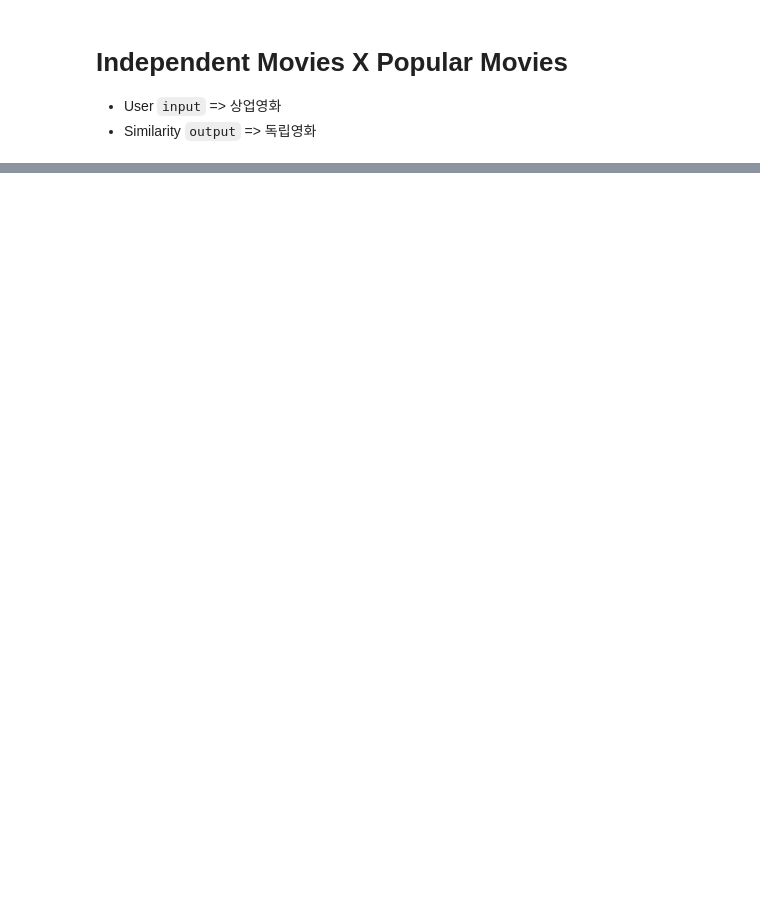
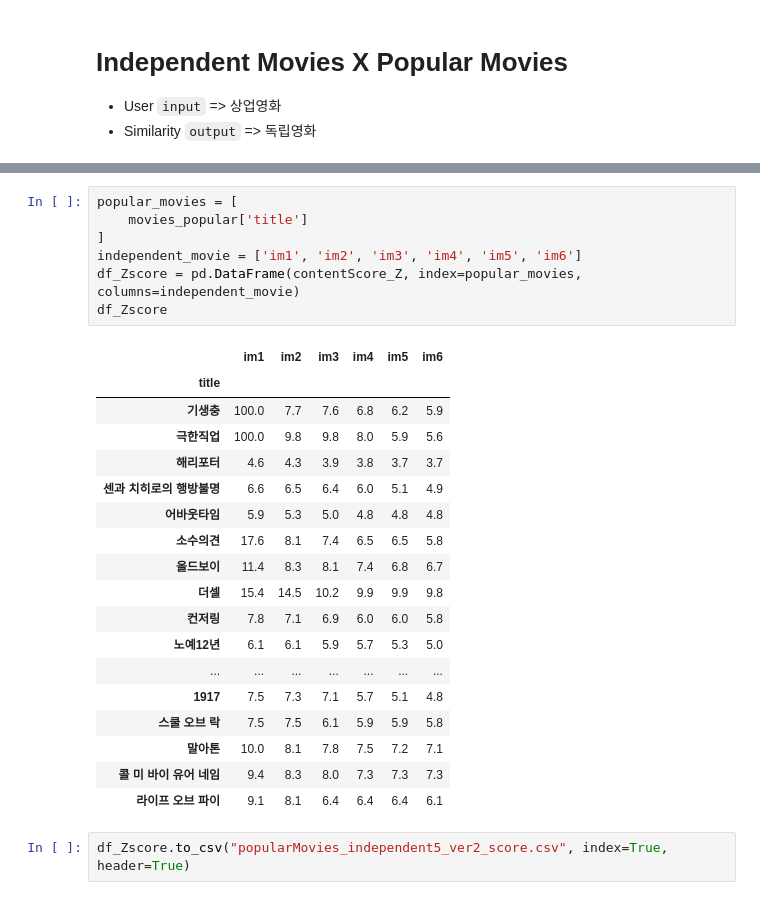
Before and after one commit to ChriSangHoon/Elice-Data-project-Data-analysis-, a Jupyter notebook: recommendation_system-similarity_popular.ipynb, the cells around one changed output, grey strips where cells are left out. Drawn from its saved outputs; the diff is of its cells as text; blank space fills up the shorter version.

```diff
--- a/recommendation_system-similarity_popular.ipynb
+++ b/recommendation_system-similarity_popular.ipynb
@@ -535,0 +543,28 @@ AttributeError: 'list' object has no attribute 'to_csv'
+# %%
+popular_movies = [
+    movies_popular['title']
+]
+independent_movie = ['im1', 'im2', 'im3', 'im4', 'im5', 'im6']
+df_Zscore = pd.DataFrame(contentScore_Z, index=popular_movies, columns=independent_movie)
+df_Zscore
+# %% [output]
+|  | im1 | im2 | im3 | im4 | im5 | im6 |
+| title |  |  |  |  |  |  |
+| 기생충 | 100.0 | 7.7 | 7.6 | 6.8 | 6.2 | 5.9 |
+| 극한직업 | 100.0 | 9.8 | 9.8 | 8.0 | 5.9 | 5.6 |
+| 해리포터 | 4.6 | 4.3 | 3.9 | 3.8 | 3.7 | 3.7 |
+| 센과 치히로의 행방불명 | 6.6 | 6.5 | 6.4 | 6.0 | 5.1 | 4.9 |
+| 어바웃타임 | 5.9 | 5.3 | 5.0 | 4.8 | 4.8 | 4.8 |
+| 소수의견 | 17.6 | 8.1 | 7.4 | 6.5 | 6.5 | 5.8 |
+| 올드보이 | 11.4 | 8.3 | 8.1 | 7.4 | 6.8 | 6.7 |
+| 더셀 | 15.4 | 14.5 | 10.2 | 9.9 | 9.9 | 9.8 |
+| 컨저링 | 7.8 | 7.1 | 6.9 | 6.0 | 6.0 | 5.8 |
+| 노예12년 | 6.1 | 6.1 | 5.9 | 5.7 | 5.3 | 5.0 |
+| ... | ... | ... | ... | ... | ... | ... |
+| 1917 | 7.5 | 7.3 | 7.1 | 5.7 | 5.1 | 4.8 |
+| 스쿨 오브 락 | 7.5 | 7.5 | 6.1 | 5.9 | 5.9 | 5.8 |
+| 말아톤 | 10.0 | 8.1 | 7.8 | 7.5 | 7.2 | 7.1 |
+| 콜 미 바이 유어 네임 | 9.4 | 8.3 | 8.0 | 7.3 | 7.3 | 7.3 |
+| 라이프 오브 파이 | 9.1 | 8.1 | 6.4 | 6.4 | 6.4 | 6.1 |
+# %%
+df_Zscore.to_csv("popularMovies_independent5_ver2_score.csv", index=True, header=True)
```
Also changed, not shown: parts of 7 cells of this notebook, 2 other files.
